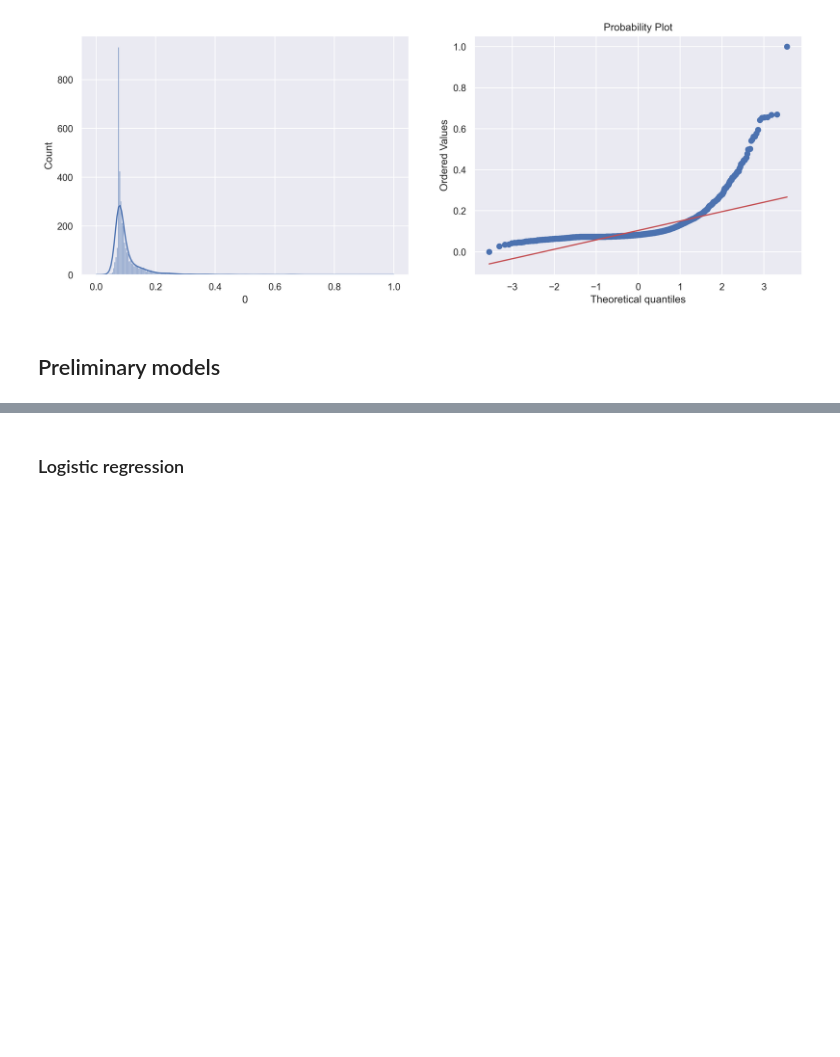
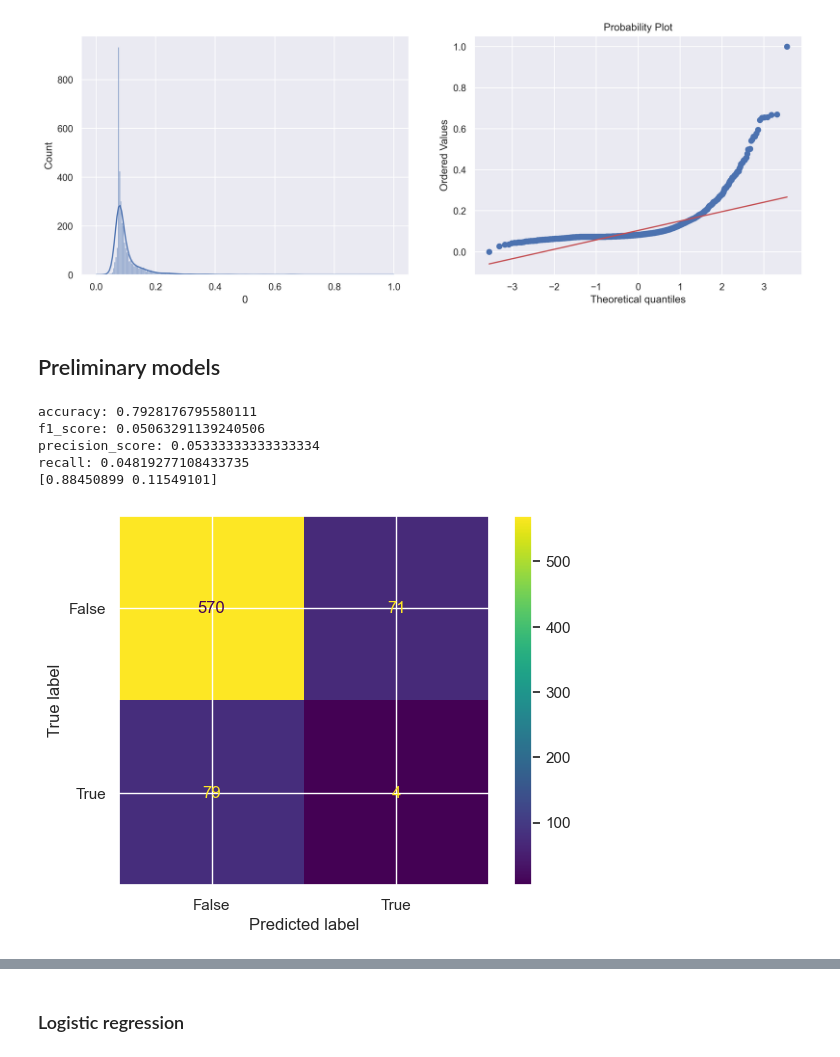
Before and after one commit to UserKrzysztof/MachineLearning-project1, a Jupyter notebook: code/features_engineering_v0.ipynb, the cells around one changed output, grey strips where cells are left out. Cells and saved outputs as stored; diff of their text form; code cells hidden in the pictures; blank space fills up the shorter version.

```diff
--- a/code/features_engineering_v0.ipynb
+++ b/code/features_engineering_v0.ipynb
@@ -513,6 +513,20 @@ def printMetrics(test, pred):
     print(f"f1_score: {f1_score(test, pred)}")
     print(f"precision_score: {precision_score(test, pred)}")
     print(f"recall: {recall_score(test, pred)}")
+# %%
+dc = DummyClassifier(strategy='stratified')
+dc.fit(X_train,y_train)
+# y_proba = dc.predict_proba(X_test)
+y_hat = dc.predict(X_test)
+printMetrics(y_test, y_hat)
+print(dc.class_prior_)
+# %% [output]
+accuracy: 0.7928176795580111
+f1_score: 0.05063291139240506
+precision_score: 0.05333333333333334
+recall: 0.04819277108433735
+[0.88450899 0.11549101]
+[figure, added]
 # %%
 dc = DummyClassifier(strategy='uniform')
 dc.fit(X_train,y_train)
```
Also changed, not shown: parts of 5 cells of this notebook, 3 other files.
